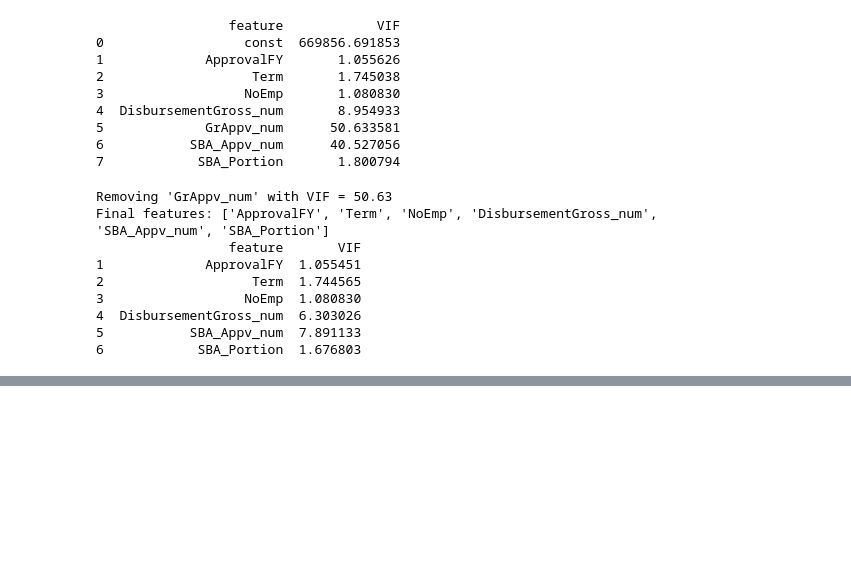
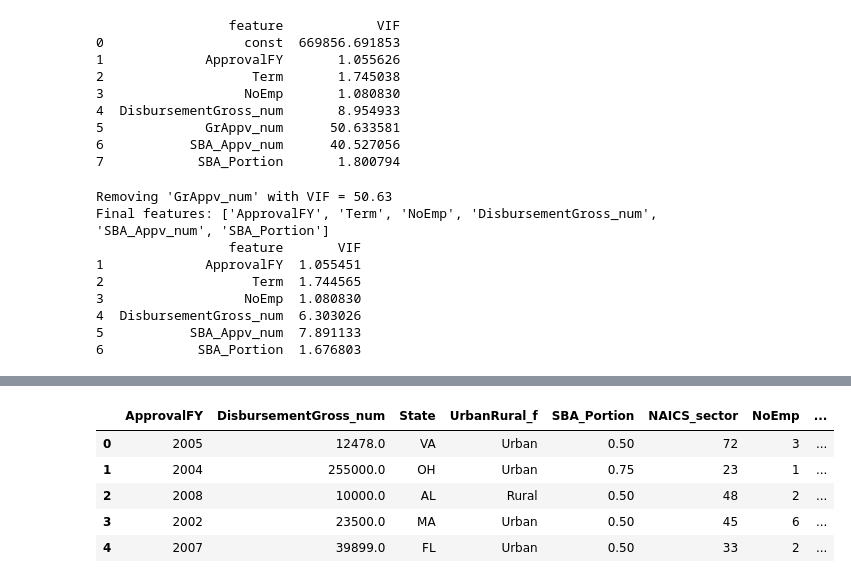
Before and after one commit to smatveev17/STAT-431-Final-Project, a Jupyter notebook: 02_eda/02_eda.ipynb, the cells around one changed output, grey strips where cells are left out. Cells and saved outputs as stored; diff of their text form; code cells hidden in the pictures; blank space fills up the shorter version.

```diff
--- a/02_eda/02_eda.ipynb
+++ b/02_eda/02_eda.ipynb
@@ -422,0 +367,19 @@ Final features: ['ApprovalFY', 'Term', 'NoEmp', 'DisbursementGross_num', 'SBA_Ap
+# %%
+out_vars=['ApprovalFY',
+ 'DisbursementGross_num',
+ 'State',
+ 'UrbanRural_f',
+ 'SBA_Portion',
+ 'NAICS_sector',
+ 'NoEmp',
+ 'SBA_Appv_num','PaidInFull']
+# %%
+best_features_df=df[out_vars]
+best_features_df.head()
+# %% [output]
+|  | ApprovalFY | DisbursementGross_num | State | UrbanRural_f | SBA_Portion | NAICS_sector | NoEmp | ... |
+| 0 | 2005 | 12478.0 | VA | Urban | 0.50 | 72 | 3 | ... |
+| 1 | 2004 | 255000.0 | OH | Urban | 0.75 | 23 | 1 | ... |
+| 2 | 2008 | 10000.0 | AL | Rural | 0.50 | 48 | 2 | ... |
+| 3 | 2002 | 23500.0 | MA | Urban | 0.50 | 45 | 6 | ... |
+| 4 | 2007 | 39899.0 | FL | Urban | 0.50 | 33 | 2 | ... |
```
Also changed, not shown: parts of 19 cells of this notebook.
